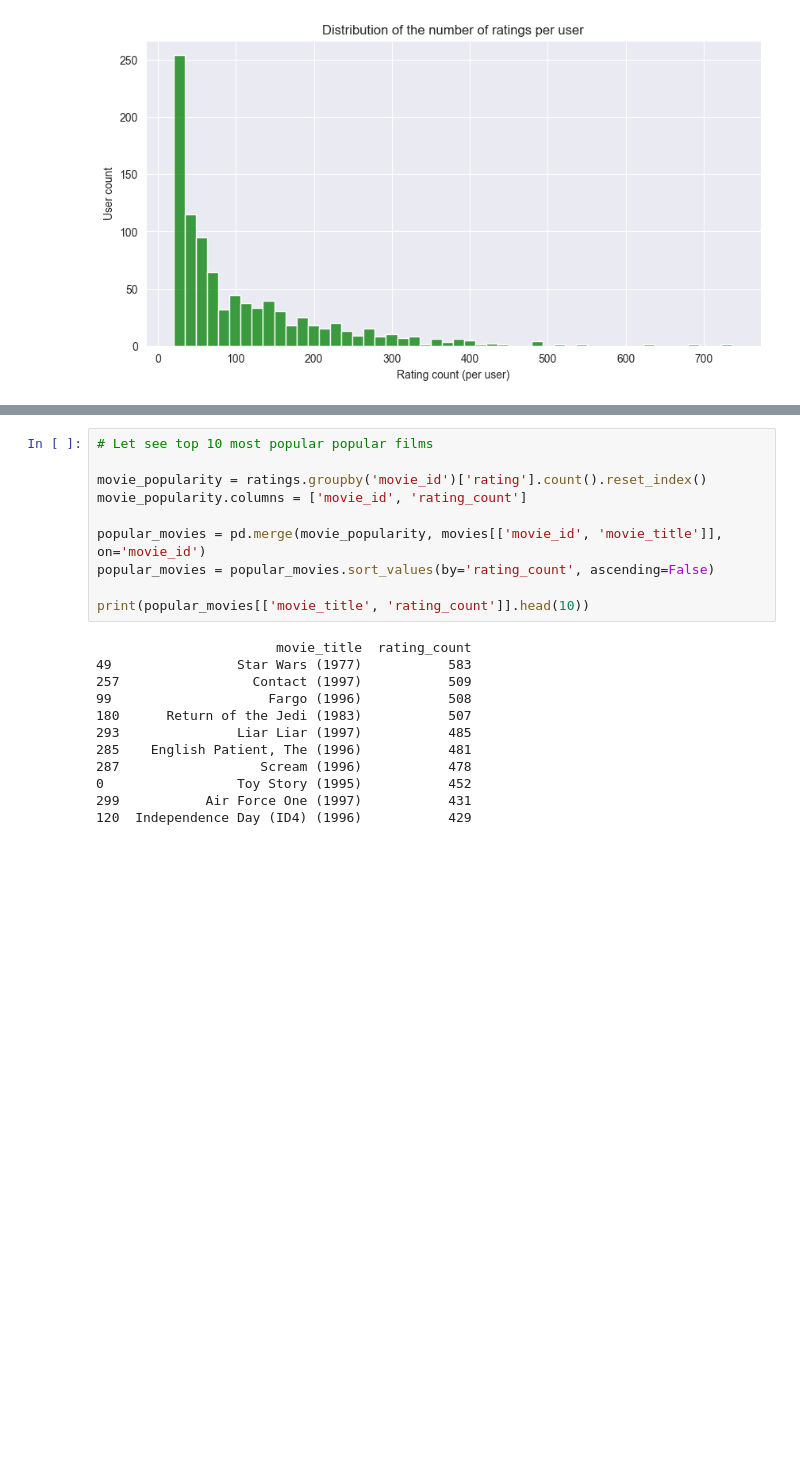
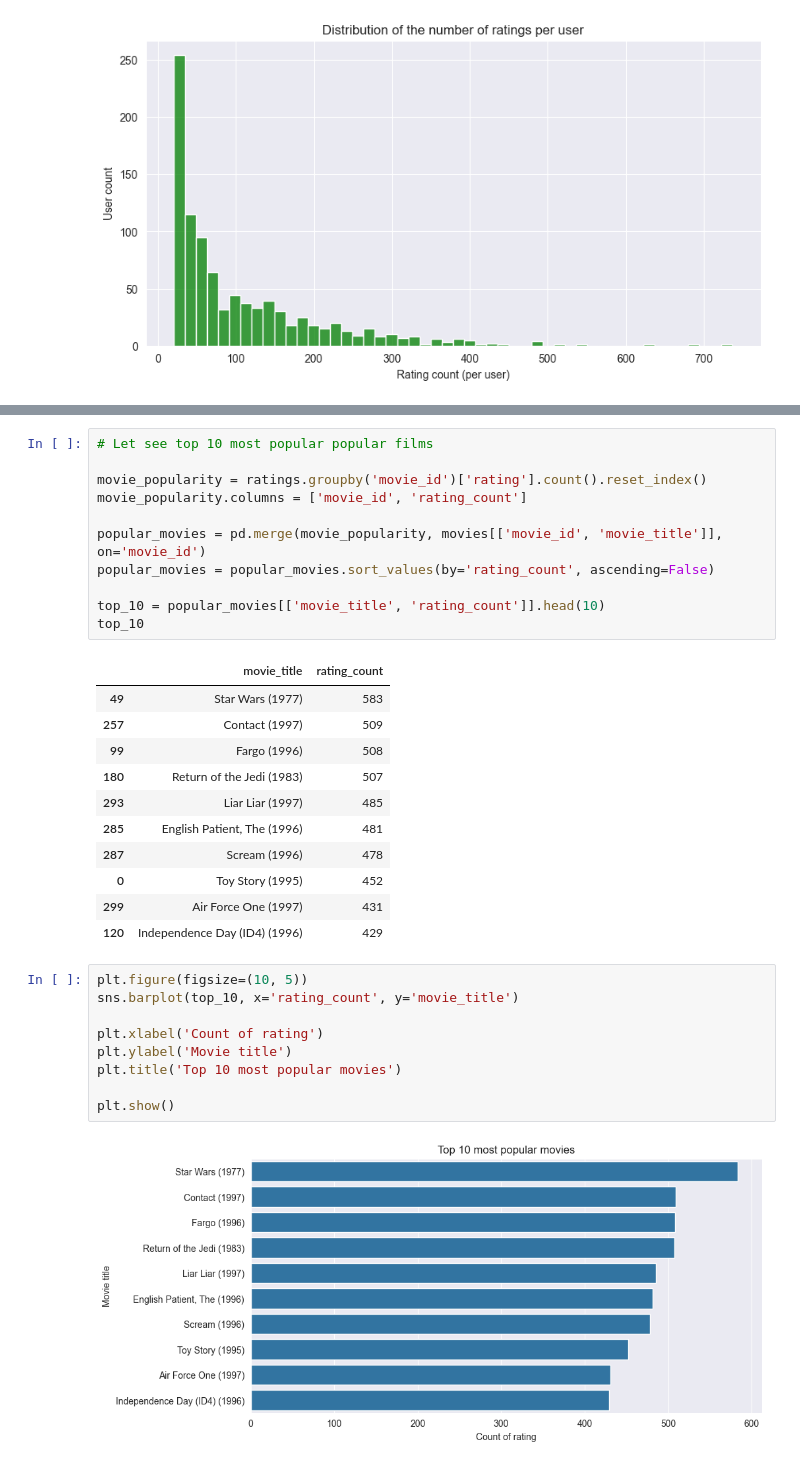
Before and after one commit to NasdormML/MovieLens-100K, a Jupyter notebook: notebooks/prep_note.ipynb, the cells around one changed output, grey strips where cells are left out. Cells and saved outputs as stored; diff of their text form; blank space fills up the shorter version.

```diff
--- a/notebooks/prep_note.ipynb
+++ b/notebooks/prep_note.ipynb
@@ -98,16 +99,28 @@ movie_popularity.columns = ['movie_id', 'rating_count']
 popular_movies = pd.merge(movie_popularity, movies[['movie_id', 'movie_title']], on='movie_id')
 popular_movies = popular_movies.sort_values(by='rating_count', ascending=False)
 
-print(popular_movies[['movie_title', 'rating_count']].head(10))
+top_10 = popular_movies[['movie_title', 'rating_count']].head(10)
+top_10
 # %% [output]
-                       movie_title  rating_count
-49                Star Wars (1977)           583
-257                 Contact (1997)           509
-99                    Fargo (1996)           508
-180      Return of the Jedi (1983)           507
-293               Liar Liar (1997)           485
-285    English Patient, The (1996)           481
-287                  Scream (1996)           478
-0                 Toy Story (1995)           452
-299           Air Force One (1997)           431
-120  Independence Day (ID4) (1996)           429
+|  | movie_title | rating_count |
+| 49 | Star Wars (1977) | 583 |
+| 257 | Contact (1997) | 509 |
+| 99 | Fargo (1996) | 508 |
+| 180 | Return of the Jedi (1983) | 507 |
+| 293 | Liar Liar (1997) | 485 |
+| 285 | English Patient, The (1996) | 481 |
+| 287 | Scream (1996) | 478 |
+| 0 | Toy Story (1995) | 452 |
+| 299 | Air Force One (1997) | 431 |
+| 120 | Independence Day (ID4) (1996) | 429 |
+# %%
+plt.figure(figsize=(10, 5))
+sns.barplot(top_10, x='rating_count', y='movie_title')
+
+plt.xlabel('Count of rating')
+plt.ylabel('Movie title')
+plt.title('Top 10 most popular movies')
+
+plt.show()
+# %% [output]
+[figure, added]
```
Also changed, not shown: parts of 1 cell of this notebook.
